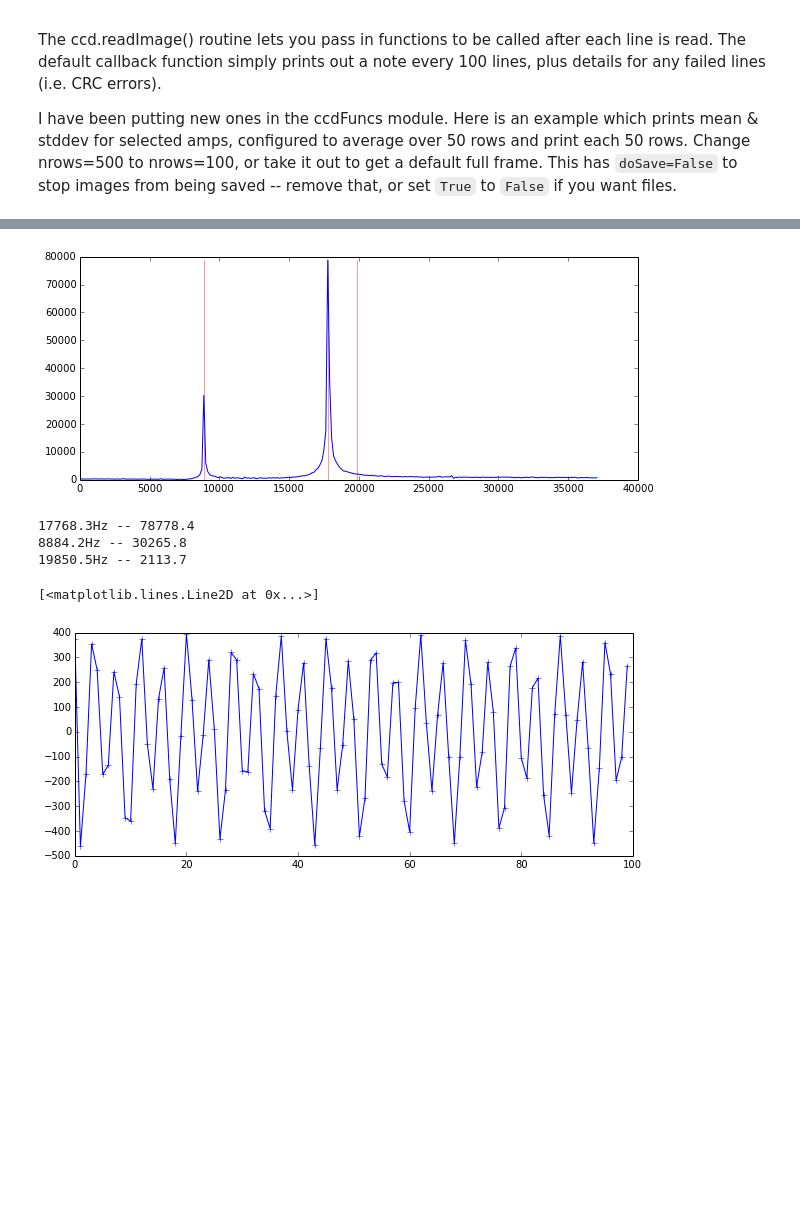
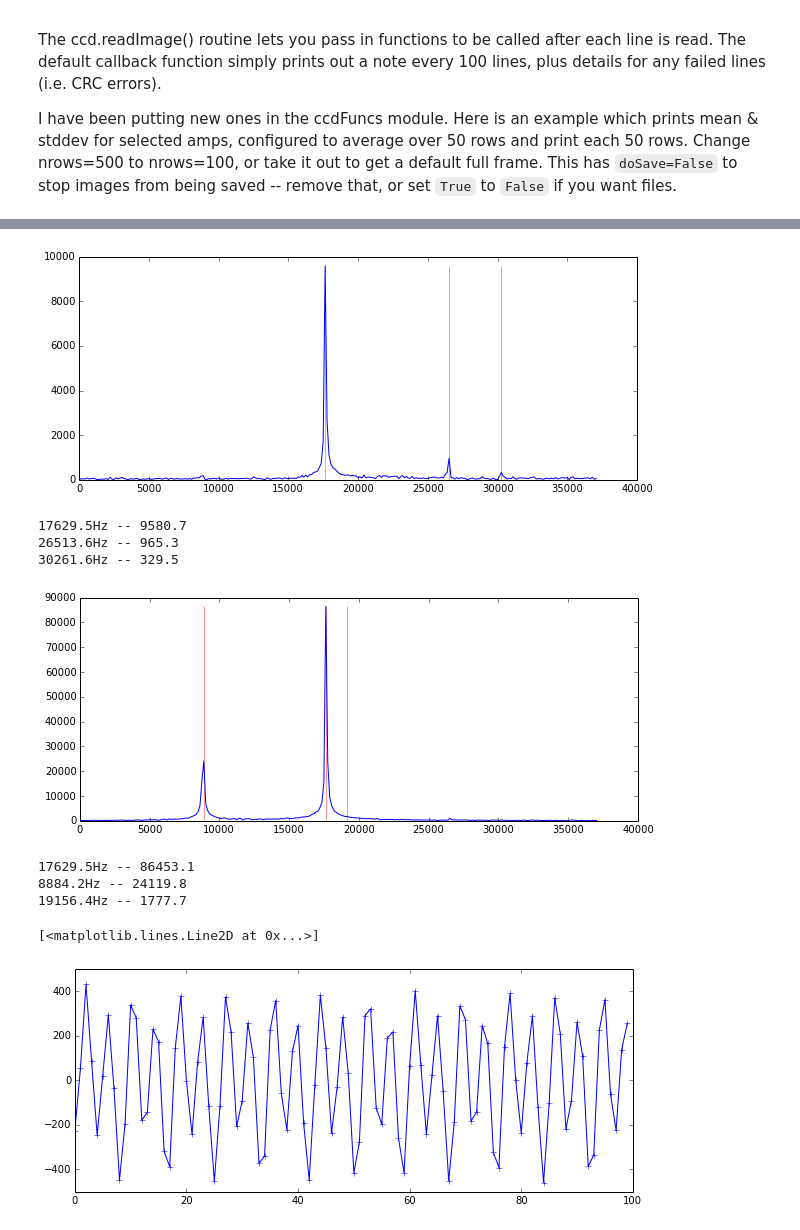
Before and after one commit to Subaru-PFS/ics_xcu_fpga, a Jupyter notebook: notebooks/ccdControl.ipynb, the cells around one changed output, grey strips where cells are left out. Saved outputs shown, nothing was run; the diff lists cells and outputs as text; code cells hidden in the pictures; blank space fills up the shorter version.

```diff
--- a/notebooks/ccdControl.ipynb
+++ b/notebooks/ccdControl.ipynb
@@ -72,7 +72,7 @@ There are a number of options to the ccd.readImage() routine -- type `ccd.readIm
 
 Note that by default, each `readImage()` call also generates a new FITS file under `/data/pfs/`.
 # %%
-im = ccd.readImage(nrows=200)
+im = ccd.readImage(nrows=250)
 # %% [output]
 line 00000 OK
 line 00100 OK
@@ -178,14 +179,22 @@ im2 = ccd.readImage(nrows=500, rowFunc=ccdFuncs.rowStats, rowFuncArgs=argDict, d
 # %%
 figure(figsize=(10,4))
-fftseg = im[50,amp1idx]
-freqs, fft, peak_ii = ccdFuncs.plotTopPeriods(fftseg, topN=3)
+amp6seg = im[50,amp6idx]
+freqs, fft, peak_ii = ccdFuncs.plotTopPeriods(amp6seg, topN=3)
+
+figure(figsize=(10,4))
+amp1seg = im[50,amp1idx]
+freqs, fft, peak_ii = ccdFuncs.plotTopPeriods(amp1seg, topN=3)
 
 figure(figsize=(10,4))
 plot(normed(fftseg[:100]),'+-')
 # %% [output]
-[figure, old version]
+[figure, new version]
-17768.3Hz -- 78778.4
-8884.2Hz -- 30265.8
-19850.5Hz -- 2113.7
+17629.5Hz -- 9580.7
+26513.6Hz -- 965.3
+30261.6Hz -- 329.5
+[figure, new version]
-[<matplotlib.lines.Line2D at 0x...>]
+17629.5Hz -- 86453.1
+8884.2Hz -- 24119.8
+19156.4Hz -- 1777.7
-[figure, old version]
+[<matplotlib.lines.Line2D at 0x...>]
+[figure, added]
```
Also changed, not shown: parts of 6 cells of this notebook, 1 other file.
